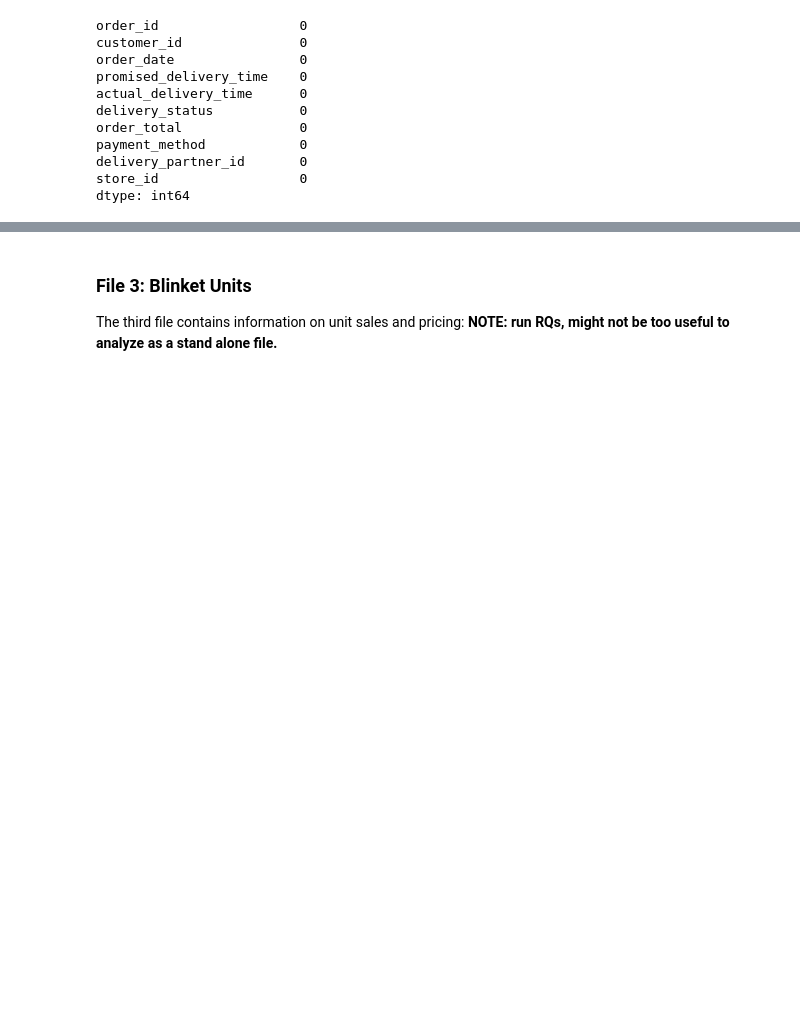
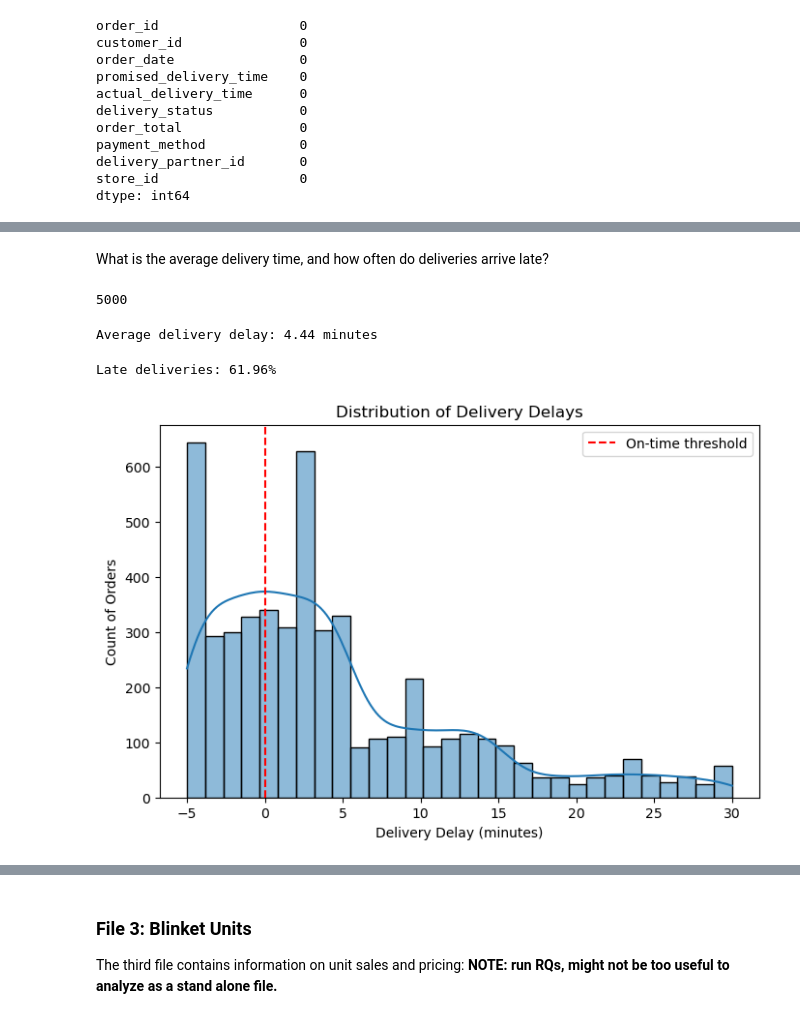
Before and after one commit to toviyahw/blinkit-sales-analysis, a Jupyter notebook: Project-Plan.ipynb, the cells around one changed output, grey strips where cells are left out. Saved outputs shown, nothing was run; the diff lists cells and outputs as text; code cells hidden in the pictures; blank space fills up the shorter version.

```diff
--- a/Project-Plan.ipynb
+++ b/Project-Plan.ipynb
@@ -327,0 +330,36 @@ dtype: int64
+# %% [markdown]
+What is the average delivery time, and how often do deliveries arrive late?
+# %%
+# Convert date columns to datetime format
+delivery_df['order_date'] = pd.to_datetime(delivery_df['order_date'])
+delivery_df['promised_delivery_time'] = pd.to_datetime(delivery_df['promised_delivery_time'])
+delivery_df['actual_delivery_time'] = pd.to_datetime(delivery_df['actual_delivery_time'])
+
+# Calculate delivery delays in minutes
+delivery_df['delivery_delay'] = (delivery_df['actual_delivery_time'] - delivery_df['promised_delivery_time']).dt.total_seconds() / 60
+# %%
+#FIX
+lateDeliv=(delivery_df['delivery_delay'] == 0).count()
+lateDeliv
+# %% [output]
+5000
+# %%
+average_delivery_time = delivery_df['delivery_delay'].mean()
+print(f"Average delivery delay: {average_delivery_time:.2f} minutes")
+# %% [output]
+Average delivery delay: 4.44 minutes
+# %%
+late_deliveries = (delivery_df['delivery_delay'] > 0).mean() * 100
+print(f"Late deliveries: {late_deliveries:.2f}%")
+# %% [output]
+Late deliveries: 61.96%
+# %%
+plt.figure(figsize=(8,5))
+sns.histplot(delivery_df['delivery_delay'], bins=30, kde=True)
+plt.axvline(0, color='red', linestyle='dashed', label='On-time threshold')
+plt.xlabel("Delivery Delay (minutes)")
+plt.ylabel("Count of Orders")
+plt.title("Distribution of Delivery Delays")
+plt.legend();
+# %% [output]
+[figure, added]
```
Also changed, not shown: parts of 22 cells of this notebook.
